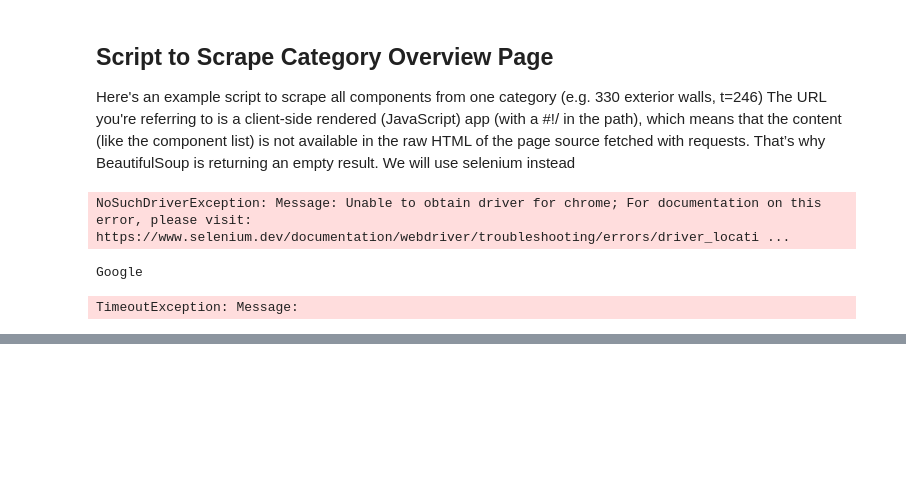
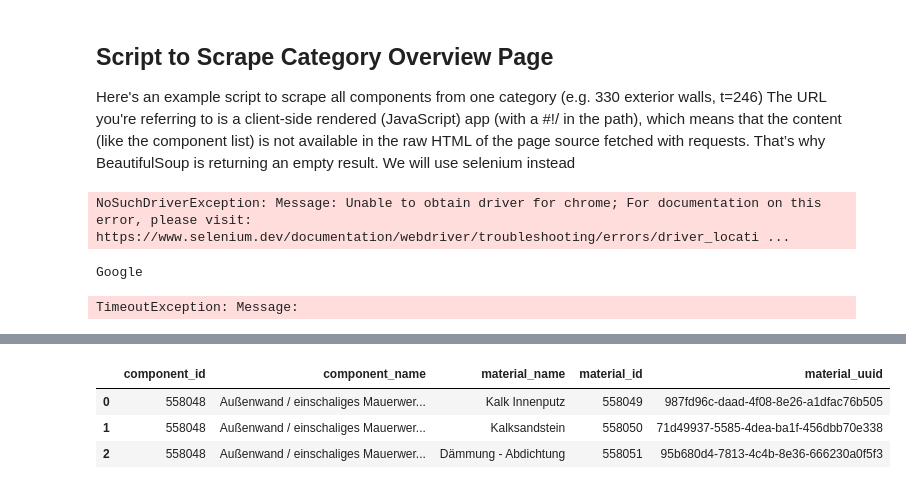
Before and after one commit to n3xtcoder-ai4impact/bbsr-challenge, a Jupyter notebook: elca_scrapping.ipynb, the cells around one changed output, grey strips where cells are left out. Cells and saved outputs as stored; diff of their text form; code cells hidden in the pictures; blank space fills up the shorter version.

```diff
--- a/elca_scrapping.ipynb
+++ b/elca_scrapping.ipynb
@@ -333,0 +575,7 @@ TimeoutException: Message:
+# %%
+df
+# %% [output]
+|  | component_id | component_name | material_name | material_id | material_uuid |
+| 0 | 558048 | Außenwand / einschaliges Mauerwer... | Kalk Innenputz | 558049 | 987fd96c-daad-4f08-8e26-a1dfac76b505 |
+| 1 | 558048 | Außenwand / einschaliges Mauerwer... | Kalksandstein | 558050 | 71d49937-5585-4dea-ba1f-456dbb70e338 |
+| 2 | 558048 | Außenwand / einschaliges Mauerwer... | Dämmung - Abdichtung | 558051 | 95b680d4-7813-4c4b-8e36-666230a0f5f3 |
```
Also changed, not shown: parts of 9 cells of this notebook.
